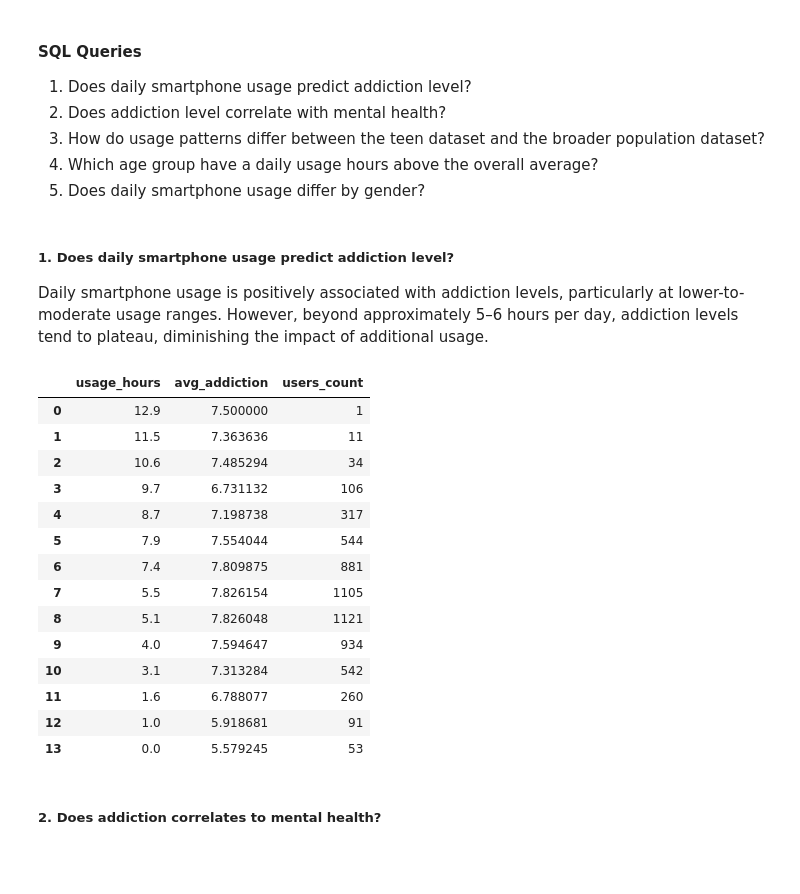
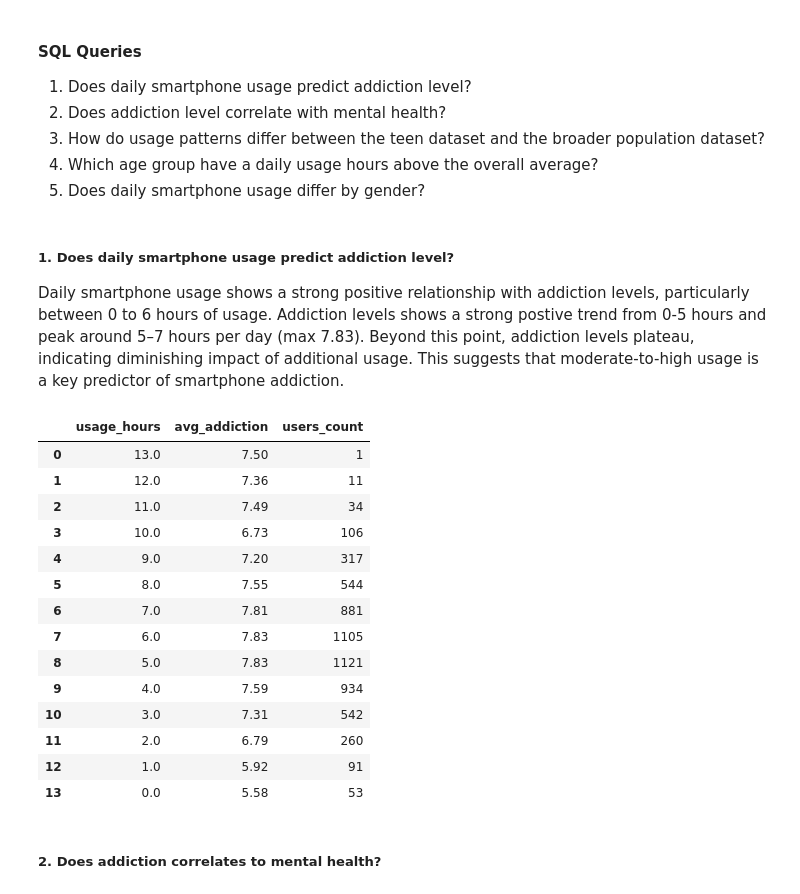
Before and after one commit to shivahari04/smartphone_addiction_analysis, a Jupyter notebook: Notebook/combined_analysis.ipynb, the cells around one changed output. Cells and saved outputs as stored; diff of their text form; code cells hidden in the pictures; blank space fills up the shorter version.

```diff
--- a/Notebook/combined_analysis.ipynb
+++ b/Notebook/combined_analysis.ipynb
@@ -193,41 +193,41 @@ result
 # %% [markdown]
 ##### 1. Does daily smartphone usage predict addiction level?
 
-Daily smartphone usage is positively associated with addiction levels, particularly at lower-to-moderate usage ranges. However, beyond approximately 5–6 hours per day, addiction levels tend to plateau, diminishing the impact of additional usage.
+Daily smartphone usage shows a strong positive relationship with addiction levels, particularly between 0 to 6 hours of usage. Addiction levels shows a strong postive trend from 0-5 hours and peak around 5–7 hours per day (max 7.83). Beyond this point, addiction levels plateau, indicating diminishing impact of additional usage. This suggests that moderate-to-high usage is a key predictor of smartphone addiction.
 # %%
 # 1. Does daily smartphone usage predict addiction level?
 
 query1 = """
 
     SELECT
-        ROUND(Ha.daily_usage_hours, 1) AS usage_hours,
-        AVG(H.addiction_level) AS avg_addiction,
+        ROUND(Ha.daily_usage_hours, 0) AS usage_hours,
+        ROUND(AVG(H.addiction_level), 2) AS avg_addiction,
         COUNT(*) as users_count
     FROM "Users" U
     JOIN Habits Ha ON U.User_ID = Ha.User_ID
     JOIN Health H ON Ha.User_ID = H.User_ID
     GROUP BY ROUND(Ha.daily_usage_hours, 0)
     ORDER BY usage_hours DESC;
 
 """
 result1 = pd.read_sql(query1, connection)
 result1
 # %% [output]
 |  | usage_hours | avg_addiction | users_count |
-| 0 | 12.9 | 7.500000 | 1 |
-| 1 | 11.5 | 7.363636 | 11 |
-| 2 | 10.6 | 7.485294 | 34 |
-| 3 | 9.7 | 6.731132 | 106 |
-| 4 | 8.7 | 7.198738 | 317 |
-| 5 | 7.9 | 7.554044 | 544 |
-| 6 | 7.4 | 7.809875 | 881 |
-| 7 | 5.5 | 7.826154 | 1105 |
-| 8 | 5.1 | 7.826048 | 1121 |
-| 9 | 4.0 | 7.594647 | 934 |
-| 10 | 3.1 | 7.313284 | 542 |
-| 11 | 1.6 | 6.788077 | 260 |
-| 12 | 1.0 | 5.918681 | 91 |
-| 13 | 0.0 | 5.579245 | 53 |
+| 0 | 13.0 | 7.50 | 1 |
+| 1 | 12.0 | 7.36 | 11 |
+| 2 | 11.0 | 7.49 | 34 |
+| 3 | 10.0 | 6.73 | 106 |
+| 4 | 9.0 | 7.20 | 317 |
+| 5 | 8.0 | 7.55 | 544 |
+| 6 | 7.0 | 7.81 | 881 |
+| 7 | 6.0 | 7.83 | 1105 |
+| 8 | 5.0 | 7.83 | 1121 |
+| 9 | 4.0 | 7.59 | 934 |
+| 10 | 3.0 | 7.31 | 542 |
+| 11 | 2.0 | 6.79 | 260 |
+| 12 | 1.0 | 5.92 | 91 |
+| 13 | 0.0 | 5.58 | 53 |
 # %% [markdown]
 ##### 2. Does addiction correlates to mental health?
 # %%
```
Also changed, not shown: parts of 9 cells of this notebook, 1 other file.
